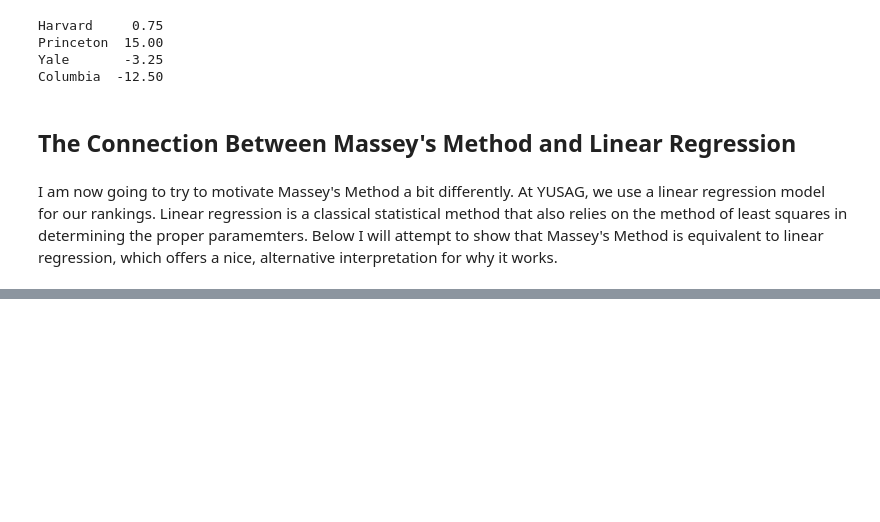
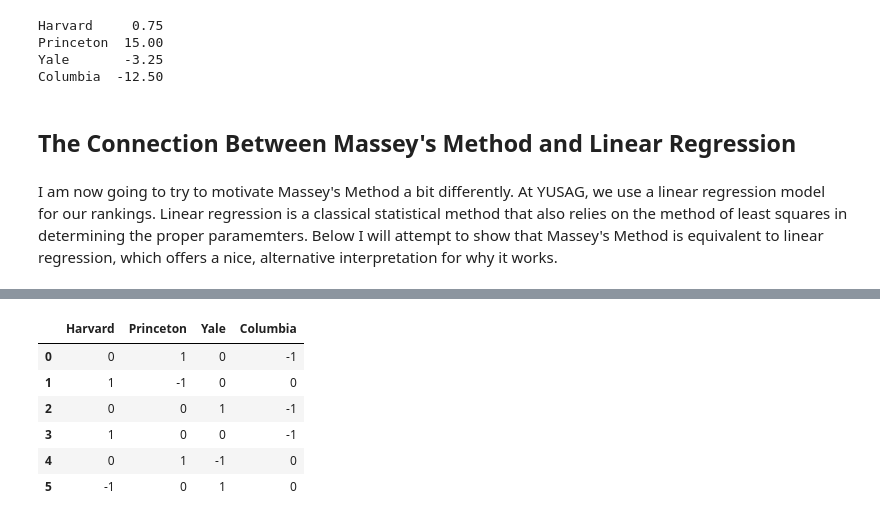
Before and after one commit to mc-robinson/ratings_methods, a Jupyter notebook: massey_ratings.ipynb, the cells around one changed output, grey strips where cells are left out. Drawn from its saved outputs; the diff is of its cells as text; code cells hidden in the pictures; blank space fills up the shorter version.

```diff
--- a/massey_ratings.ipynb
+++ b/massey_ratings.ipynb
@@ -547,0 +589,11 @@ where:
+# %%
+X = lin_reg_df.drop(['year','month','day','location','MOV'], axis=1)
+X
+# %% [output]
+|  | Harvard | Princeton | Yale | Columbia |
+| 0 | 0 | 1 | 0 | -1 |
+| 1 | 1 | -1 | 0 | 0 |
+| 2 | 0 | 0 | 1 | -1 |
+| 3 | 1 | 0 | 0 | -1 |
+| 4 | 0 | 1 | -1 | 0 |
+| 5 | -1 | 0 | 1 | 0 |
```
Also changed, not shown: parts of 17 cells of this notebook.
